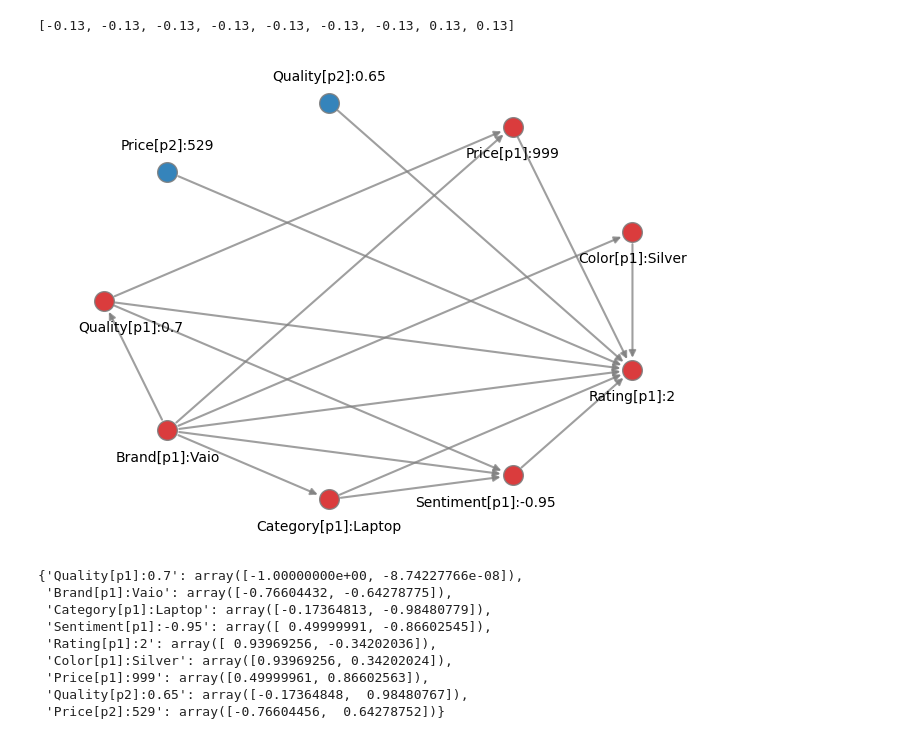
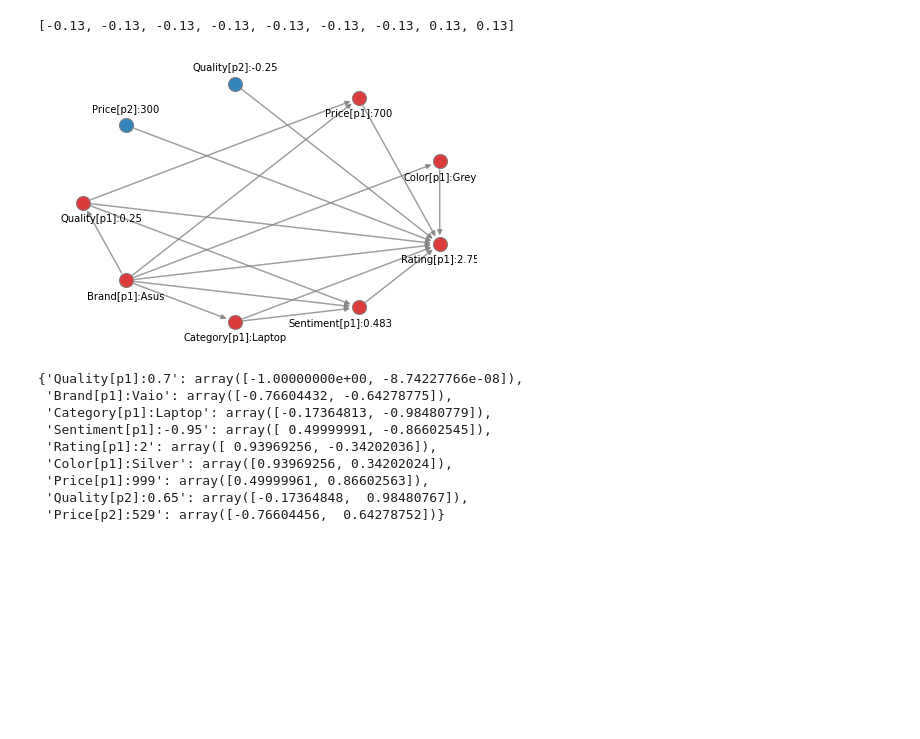
Before and after one commit to ssssssser/HyperRDemo, a Jupyter notebook: causal_graph.ipynb, the cells around one changed output. Saved outputs shown, nothing was run; the diff lists cells and outputs as text; code cells hidden in the pictures; blank space fills up the shorter version.

Commit message:
add multiple how-to function and new causal graph

```diff
--- a/causal_graph.ipynb
+++ b/causal_graph.ipynb
@@ -7,19 +7,19 @@ import matplotlib.pyplot as plt
 # Declare directed graph
 G = nx.DiGraph()
 
-nodes = ['Quality[p1]:0.7', 'Brand[p1]:Vaio', 'Category[p1]:Laptop', 'Sentiment[p1]:-0.95', 'Rating[p1]:2', 'Color[p1]:Silver', 'Price[p1]:999']
-nodes += ['Quality[p2]:0.65', 'Price[p2]:529']
+nodes = ['Quality[p1]:0.25', 'Brand[p1]:Asus', 'Category[p1]:Laptop', 'Sentiment[p1]:0.483', 'Rating[p1]:2.75', 'Color[p1]:Grey', 'Price[p1]:700']
+nodes += ['Quality[p2]:-0.25', 'Price[p2]:300']
 
 edges = [
-    ('Quality[p1]:0.7','Price[p1]:999'), ('Quality[p1]:0.7','Rating[p1]:2'), ('Quality[p1]:0.7','Sentiment[p1]:-0.95'),
-    ('Brand[p1]:Vaio','Quality[p1]:0.7'), ('Brand[p1]:Vaio','Price[p1]:999'), ('Brand[p1]:Vaio','Color[p1]:Silver'), ('Brand[p1]:Vaio','Rating[p1]:2'), ('Brand[p1]:Vaio','Sentiment[p1]:-0.95'), ('Brand[p1]:Vaio','Category[p1]:Laptop'),
-    ('Category[p1]:Laptop','Sentiment[p1]:-0.95'), ('Category[p1]:Laptop','Rating[p1]:2'),
-    ('Sentiment[p1]:-0.95','Rating[p1]:2'),
-    ('Color[p1]:Silver','Rating[p1]:2'),
-    ('Price[p1]:999','Rating[p1]:2'),
+    ('Quality[p1]:0.25','Price[p1]:700'), ('Quality[p1]:0.25','Rating[p1]:2.75'), ('Quality[p1]:0.25','Sentiment[p1]:0.483'),
+    ('Brand[p1]:Asus','Quality[p1]:0.25'), ('Brand[p1]:Asus','Price[p1]:700'), ('Brand[p1]:Asus','Color[p1]:Grey'), ('Brand[p1]:Asus','Rating[p1]:2.75'), ('Brand[p1]:Asus','Sentiment[p1]:0.483'), ('Brand[p1]:Asus','Category[p1]:Laptop'),
+    ('Category[p1]:Laptop','Sentiment[p1]:0.483'), ('Category[p1]:Laptop','Rating[p1]:2.75'),
+    ('Sentiment[p1]:0.483','Rating[p1]:2.75'),
+    ('Color[p1]:Grey','Rating[p1]:2.75'),
+    ('Price[p1]:700','Rating[p1]:2.75'),
 
-    ('Price[p2]:529','Rating[p1]:2'),
-   ('Quality[p2]:0.65','Rating[p1]:2'),
+    ('Price[p2]:300','Rating[p1]:2.75'),
+   ('Quality[p2]:-0.25','Rating[p1]:2.75'),
 ]
 
 # Add node or edge to networkx graph
@@ -35,10 +35,10 @@ for e in edges:
 9
 # %%
-q1 = nodes.index('Quality[p1]:0.7')
-q2 = nodes.index('Quality[p2]:0.65')
-r1 = nodes.index('Rating[p1]:2')
+q1 = nodes.index('Quality[p1]:0.25')
+q2 = nodes.index('Quality[p2]:-0.25')
+r1 = nodes.index('Rating[p1]:2.75')
 #r2 = nodes.index('Rating[p2]')
-s1 = nodes.index('Sentiment[p1]:-0.95')
+s1 = nodes.index('Sentiment[p1]:0.483')
 #s2 = nodes.index('Sentiment[p2]')
 # %%
 pos = nx.layout.shell_layout(G)
@@ -113,37 +113,37 @@ nx.draw_networkx_edges(
     pos,
     edgelist=edges,
     style='solid',
     width=1.5,
     alpha=0.75,
     edge_color="tab:gray",
     arrowstyle="-|>",
     arrowsize=10)
 
 # nx.draw_networkx_edges(
 #     G,
 #     pos,
 #     edgelist=edges[-2:],
 #     style='dashed',
 #     width=1.5,
 #     alpha=0.9,
 #     edge_color="tab:gray",
 #     arrowstyle="-|>",
 #     arrowsize=15)
 
 labels = nx.draw_networkx_labels(
     G, pos_lab,
     font_size=10)
 
 #fig = plt.figure(figsize=(2,2))
 out_filename = 'causal_graph_new.jpg'
 plt.axis('off')
 plt.tight_layout(pad=0)
 
-#plt.draw()
-plt.show()
-#plt.savefig(out_filename, dpi=500)
+plt.draw()
+#plt.show()
+plt.savefig(out_filename, dpi=500)
 # %% [output]
-[figure, old version]
+[figure, new version]
 # %%
 pos
 # %% [output]
```
Also changed, not shown: parts of 1 cell of this notebook, 6 other files.
